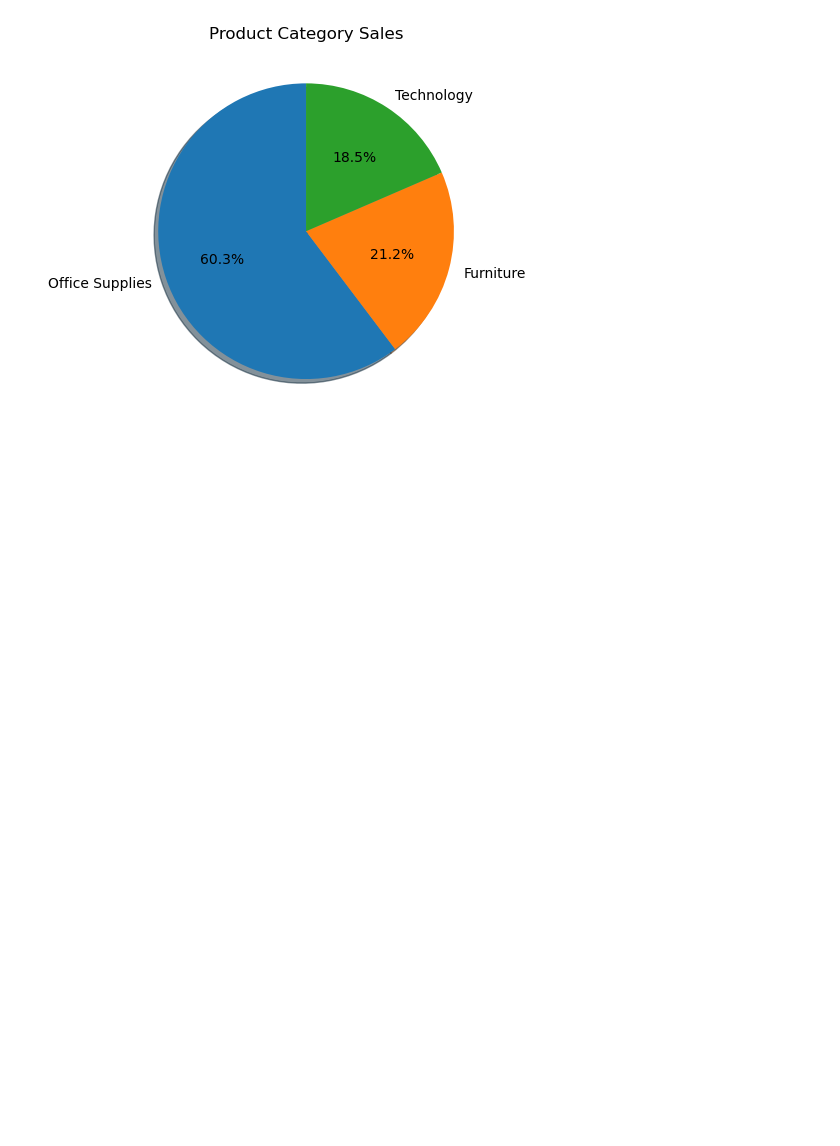
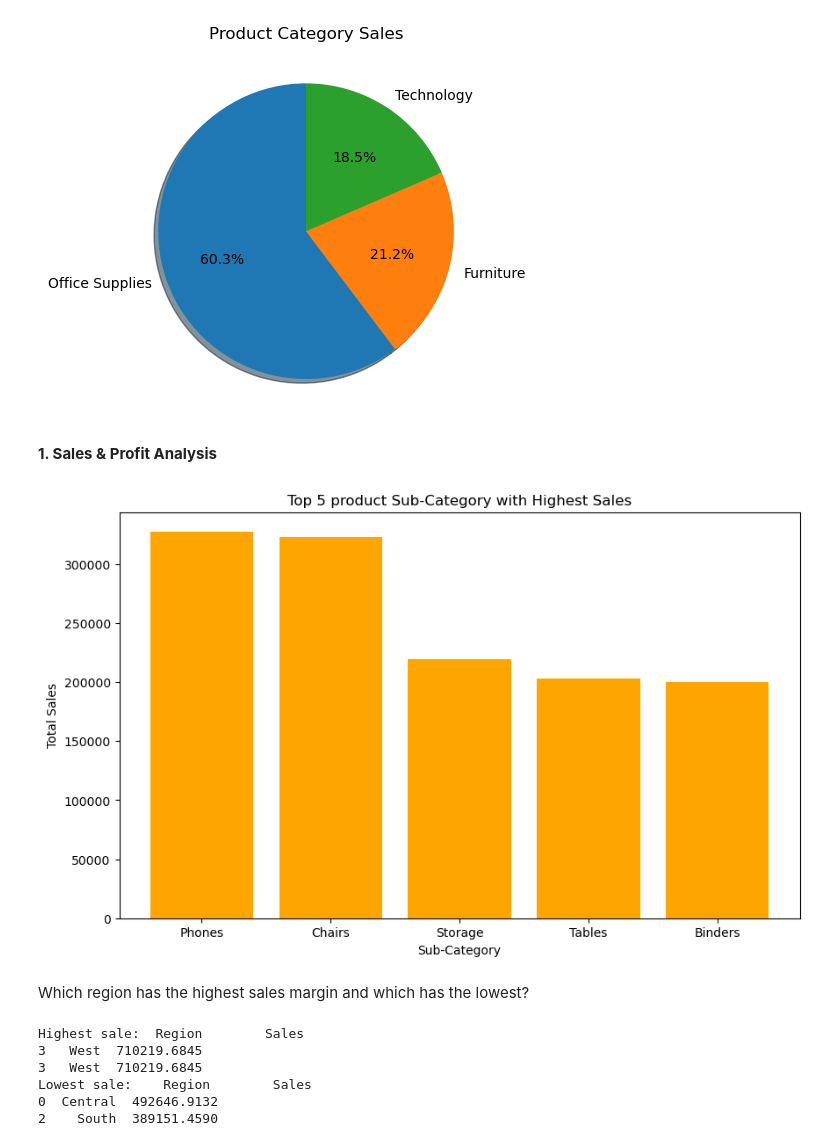
Before and after one commit to sumanshaw9/sales-insights, a Jupyter notebook: Customer-Sales-and-Profit-Analysis.ipynb, the cells around one changed output. Cells and saved outputs as stored; diff of their text form; code cells hidden in the pictures; blank space fills up the shorter version.

```diff
--- a/Customer-Sales-and-Profit-Analysis.ipynb
+++ b/Customer-Sales-and-Profit-Analysis.ipynb
@@ -91,3 +91,5 @@ plt.title("Product Category Sales")
 plt.show()
 # %% [output]
 [figure]
+# %% [markdown]
+**1. Sales & Profit Analysis**
@@ -93,0 +98,27 @@ plt.show()
+# %%
+categorysales = filtered_data.groupby('Sub-Category')['Sales'].sum().reset_index()
+top_category_product = categorysales.sort_values(by='Sales', ascending = False).head(5)
+top_category_product
+plt.figure(figsize=(10,6))
+plt.bar(top_category_product['Sub-Category'],top_category_product['Sales'],color = "orange")
+plt.title("Top 5 product Sub-Category with Highest Sales")
+plt.xlabel("Sub-Category")
+plt.ylabel("Total Sales")
+plt.show()
+# %% [output]
+[figure, added]
+# %% [markdown]
+Which region has the highest sales margin and which has the lowest?
+# %%
+region_sales = filtered_data.groupby('Region')['Sales'].sum().reset_index()
+highest_region_sales = region_sales.loc[region_sales.idxmax()]
+lowest_region_sales = region_sales.loc[region_sales.idxmin()]
+print(f'Highest sale:{highest_region_sales}')
+print(f'Lowest sale:{lowest_region_sales}')
+# %% [output]
+Highest sale:  Region        Sales
+3   West  710219.6845
+3   West  710219.6845
+Lowest sale:    Region        Sales
+0  Central  492646.9132
+2    South  389151.4590
```
Also changed, not shown: parts of 4 cells of this notebook.
